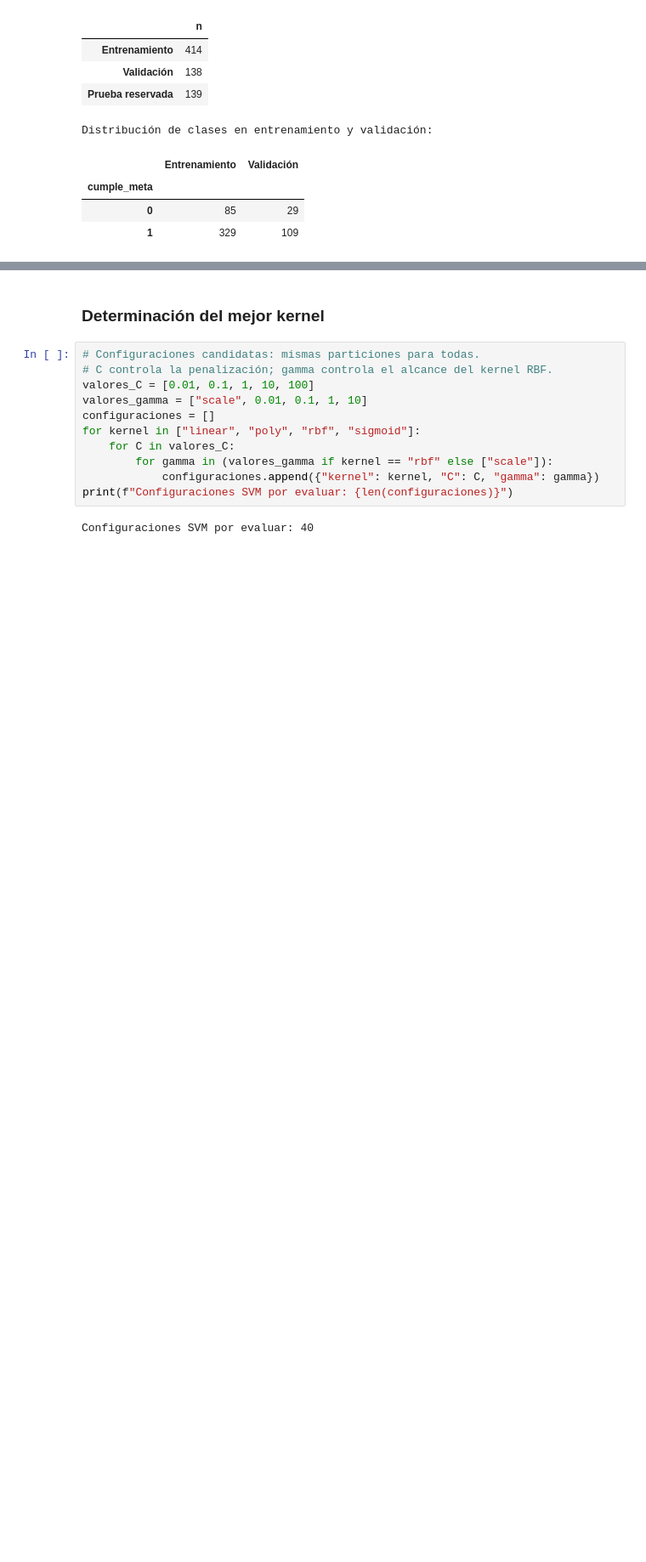
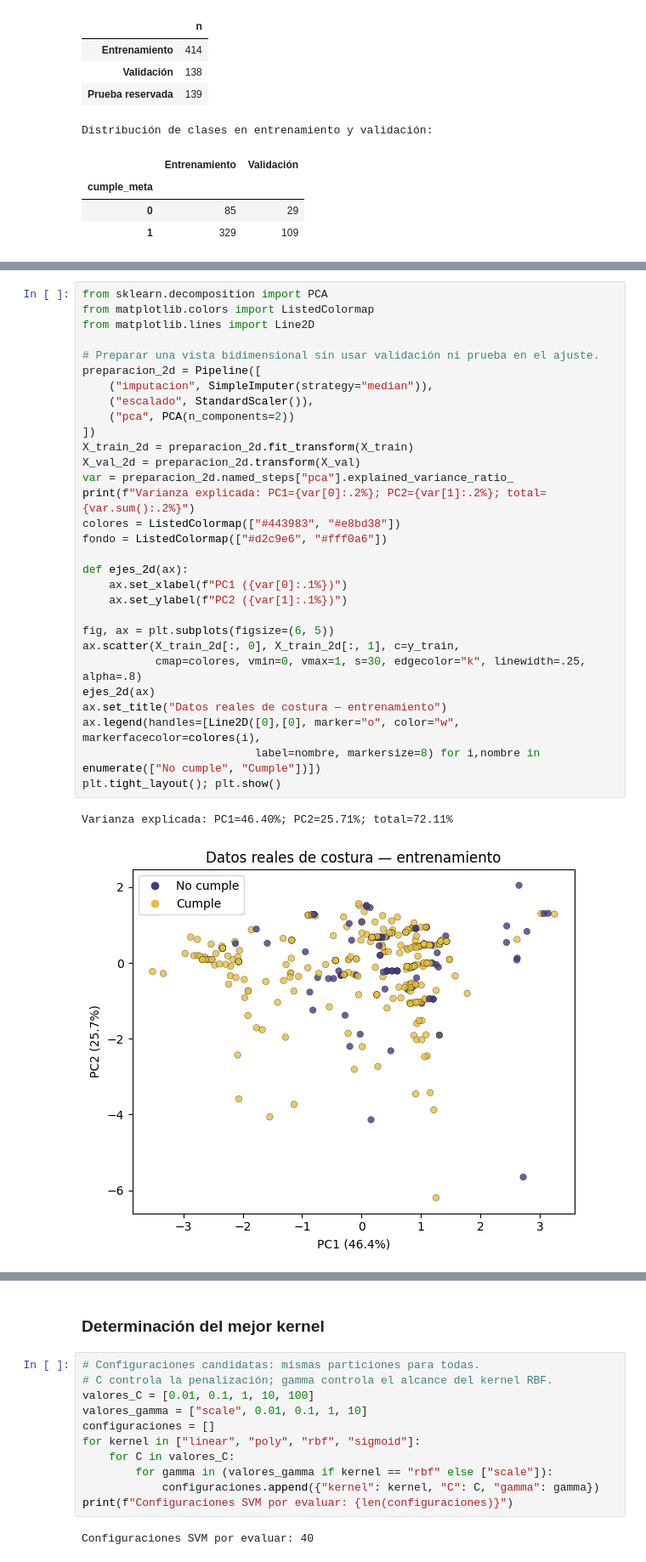
Before and after one commit to 2007Mateo/Aprendizaje_Autom-tico_Inicial_GV, a Jupyter notebook: 06-SVM_Resuelto.ipynb, the cells around one changed output, grey strips where cells are left out. Shown at 85% size. Drawn from its saved outputs; the diff is of its cells as text; blank space fills up the shorter version.

Commit message:
Adaptar SVM a las visualizaciones de 11-SVM con datos reales de costura

```diff
--- a/06-SVM_Resuelto.ipynb
+++ b/06-SVM_Resuelto.ipynb
@@ -163,0 +171,33 @@ Distribución de clases en entrenamiento y validación:
+# %%
+from sklearn.decomposition import PCA
+from matplotlib.colors import ListedColormap
+from matplotlib.lines import Line2D
+
+# Preparar una vista bidimensional sin usar validación ni prueba en el ajuste.
+preparacion_2d = Pipeline([
+    ("imputacion", SimpleImputer(strategy="median")),
+    ("escalado", StandardScaler()),
+    ("pca", PCA(n_components=2))
+])
+X_train_2d = preparacion_2d.fit_transform(X_train)
+X_val_2d = preparacion_2d.transform(X_val)
+var = preparacion_2d.named_steps["pca"].explained_variance_ratio_
+print(f"Varianza explicada: PC1={var[0]:.2%}; PC2={var[1]:.2%}; total={var.sum():.2%}")
+colores = ListedColormap(["#443983", "#e8bd38"])
+fondo = ListedColormap(["#d2c9e6", "#fff0a6"])
+
+def ejes_2d(ax):
+    ax.set_xlabel(f"PC1 ({var[0]:.1%})")
+    ax.set_ylabel(f"PC2 ({var[1]:.1%})")
+
+fig, ax = plt.subplots(figsize=(6, 5))
+ax.scatter(X_train_2d[:, 0], X_train_2d[:, 1], c=y_train,
+           cmap=colores, vmin=0, vmax=1, s=30, edgecolor="k", linewidth=.25, alpha=.8)
+ejes_2d(ax)
+ax.set_title("Datos reales de costura — entrenamiento")
+ax.legend(handles=[Line2D([0],[0], marker="o", color="w", markerfacecolor=colores(i),
+                          label=nombre, markersize=8) for i,nombre in enumerate(["No cumple", "Cumple"])])
+plt.tight_layout(); plt.show()
+# %% [output]
+Varianza explicada: PC1=46.40%; PC2=25.71%; total=72.11%
+[figure, added]
```
Also changed, not shown: parts of 11 cells of this notebook.
